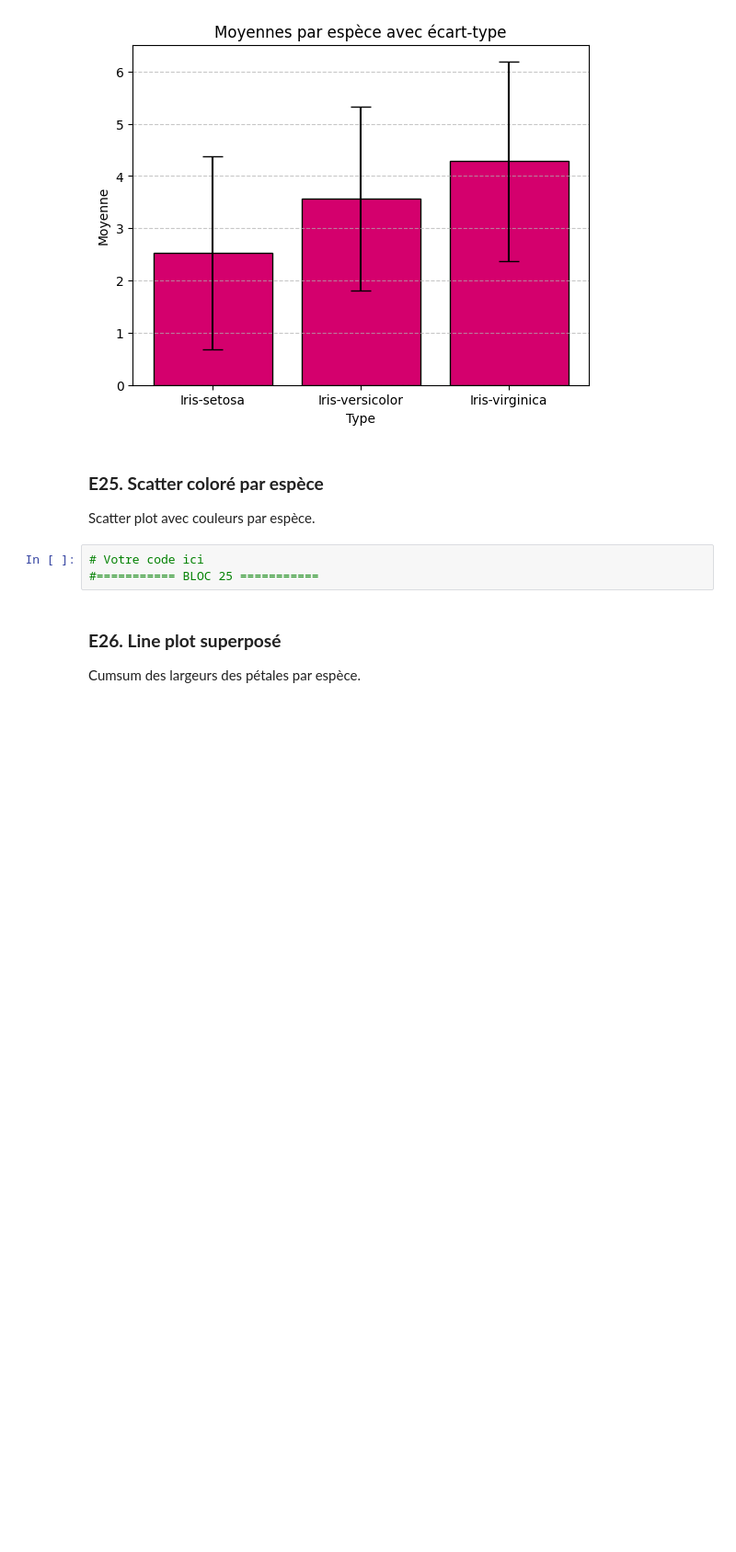
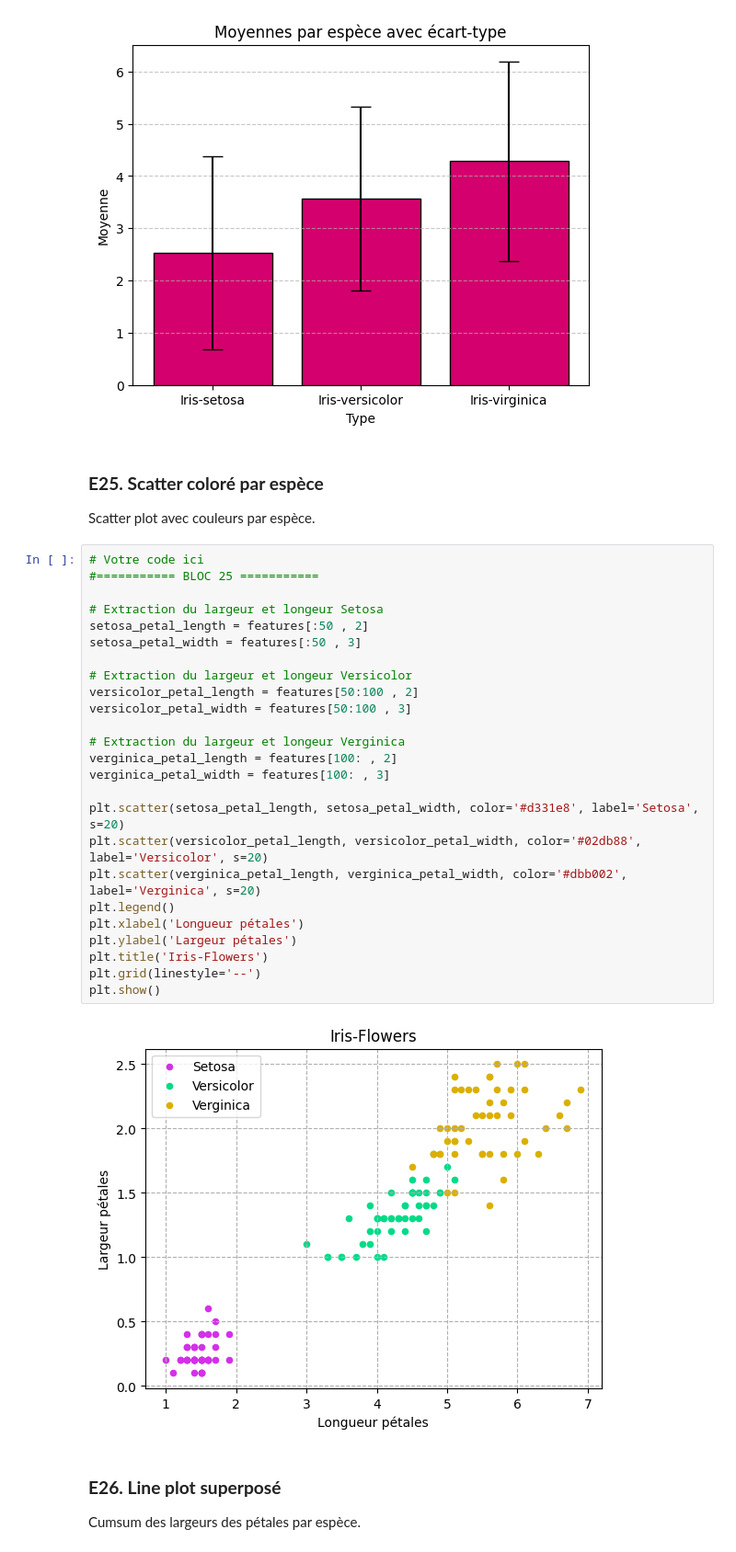
Before and after one commit to USMS-FPK-IA-GI-2025/controle-01-numpy-and-matplotlib-iris-Anam-Ayoub, a Jupyter notebook: notebooks/controle_numpy_matplotlib.ipynb, the cells around one changed output. Shown at 92% size. Cells and saved outputs as stored; diff of their text form; blank space fills up the shorter version.

Commit message:
BLOC 25 done (colab)

```diff
--- a/notebooks/controle_numpy_matplotlib.ipynb
+++ b/notebooks/controle_numpy_matplotlib.ipynb
@@ -497,9 +502,33 @@ plt.show()
 # %% [markdown]
 ### **E25. Scatter coloré par espèce**
 Scatter plot avec couleurs par espèce.
-# %%
-# Votre code ici
-#=========== BLOC 25 ===========
+# %%
+# Votre code ici
+#=========== BLOC 25 ===========
+
+# Extraction du largeur et longeur Setosa
+setosa_petal_length = features[:50 , 2]
+setosa_petal_width = features[:50 , 3]
+
+# Extraction du largeur et longeur Versicolor
+versicolor_petal_length = features[50:100 , 2]
+versicolor_petal_width = features[50:100 , 3]
+
+# Extraction du largeur et longeur Verginica
+verginica_petal_length = features[100: , 2]
+verginica_petal_width = features[100: , 3]
+
+plt.scatter(setosa_petal_length, setosa_petal_width, color='#d331e8', label='Setosa', s=20)
+plt.scatter(versicolor_petal_length, versicolor_petal_width, color='#02db88', label='Versicolor', s=20)
+plt.scatter(verginica_petal_length, verginica_petal_width, color='#dbb002', label='Verginica', s=20)
+plt.legend()
+plt.xlabel('Longueur pétales')
+plt.ylabel('Largeur pétales')
+plt.title('Iris-Flowers')
+plt.grid(linestyle='--')
+plt.show()
+# %% [output]
+[figure, added]
 # %% [markdown]
 ### **E26. Line plot superposé**
 Cumsum des largeurs des pétales par espèce.
```
Also changed, not shown: parts of 1 cell of this notebook.
